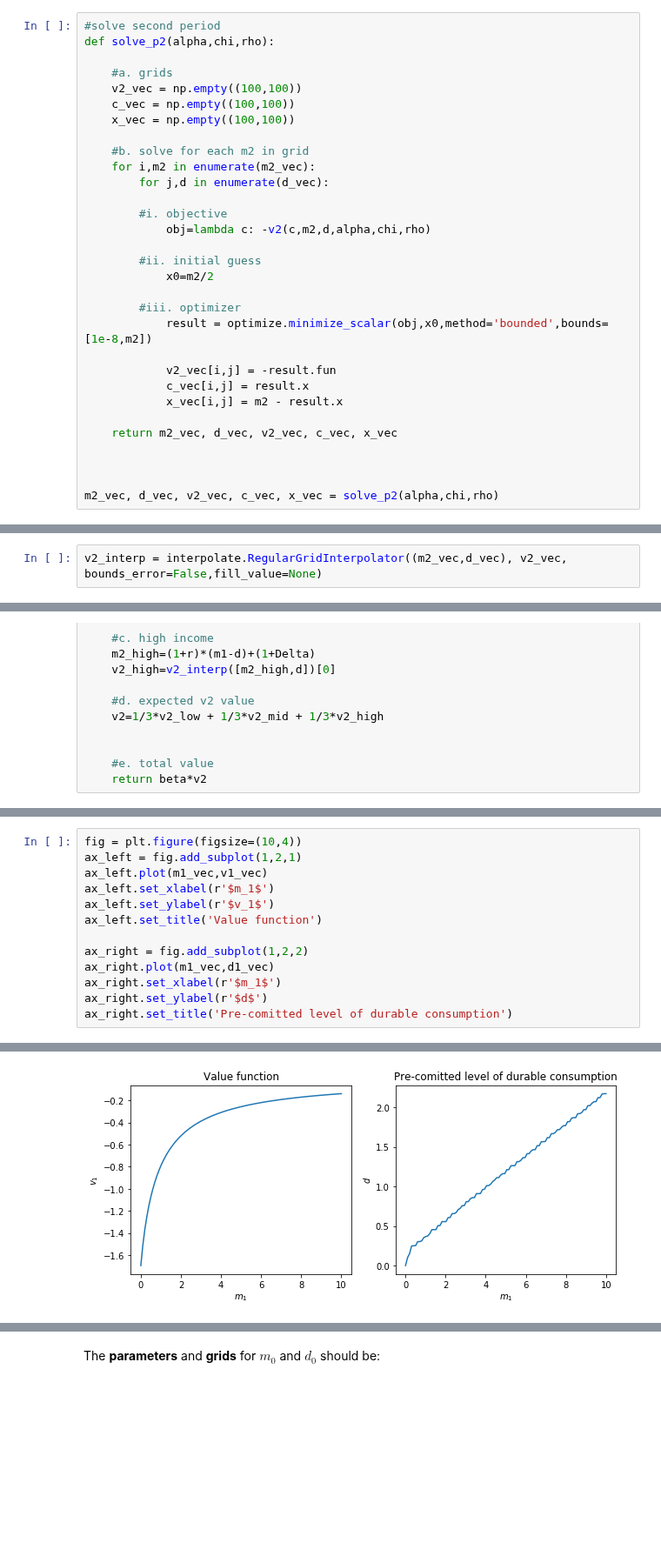
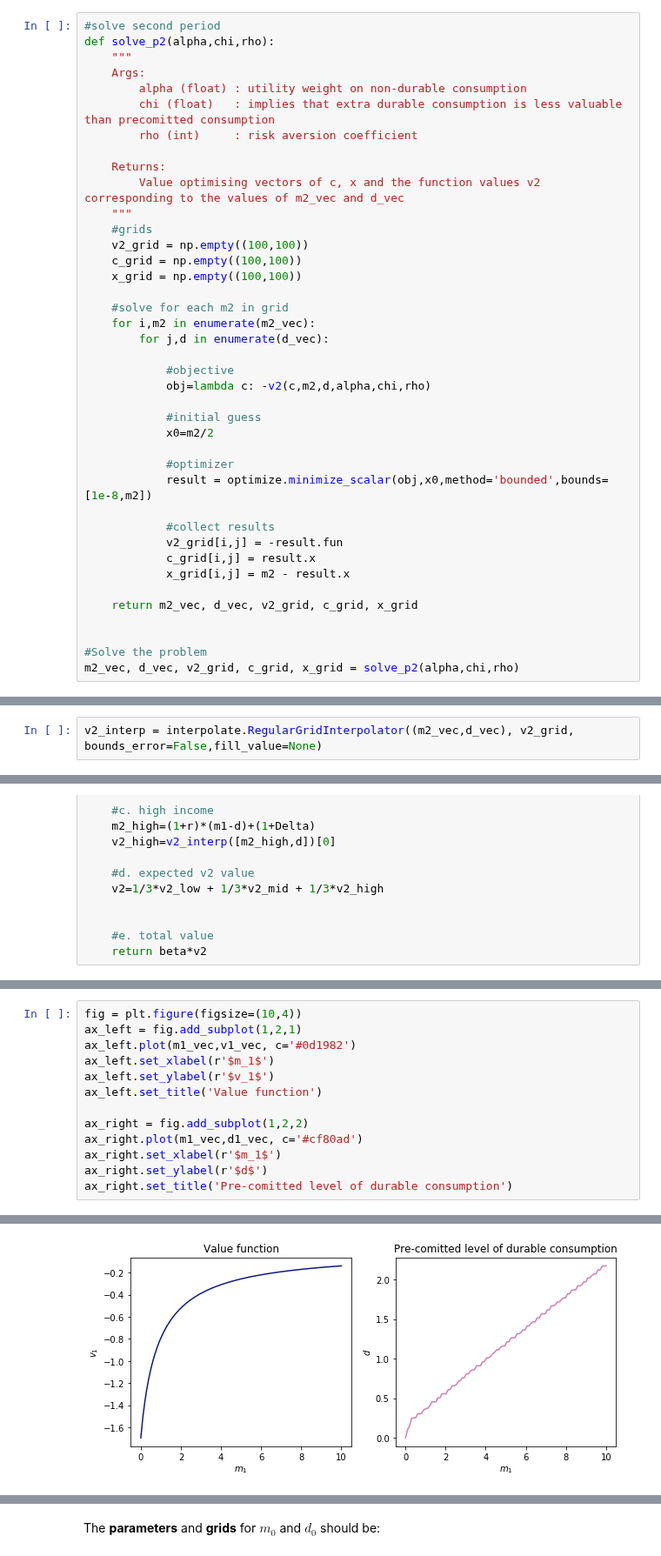
Before and after one commit to NumEconCopenhagen/projects-2020-matrixgymnasterne, a Jupyter notebook: examproject/exam_2020.ipynb, the cells around one changed output, grey strips where cells are left out. Shown at 87% size. Cells and saved outputs as stored; diff of their text form; blank space fills up the shorter version.

```diff
--- a/examproject/exam_2020.ipynb
+++ b/examproject/exam_2020.ipynb
@@ -350,32 +373,41 @@ def v2(c,m2,d,alpha,chi,rho):
 # %%
 #solve second period
 def solve_p2(alpha,chi,rho):
+    """
+    Args:
+        alpha (float) : utility weight on non-durable consumption
+        chi (float)   : implies that extra durable consumption is less valuable than precomitted consumption
+        rho (int)     : risk aversion coefficient
 
-    #a. grids
-    v2_vec = np.empty((100,100))
-    c_vec = np.empty((100,100))
-    x_vec = np.empty((100,100))
+    Returns:
+        Value optimising vectors of c, x and the function values v2 corresponding to the values of m2_vec and d_vec
+    """
+    #grids
+    v2_grid = np.empty((100,100))
+    c_grid = np.empty((100,100))
+    x_grid = np.empty((100,100))
 
-    #b. solve for each m2 in grid
+    #solve for each m2 in grid
     for i,m2 in enumerate(m2_vec):
         for j,d in enumerate(d_vec):
 
-        #i. objective
+            #objective
             obj=lambda c: -v2(c,m2,d,alpha,chi,rho)
 
-        #ii. initial guess
+            #initial guess
             x0=m2/2
 
-        #iii. optimizer
+            #optimizer
             result = optimize.minimize_scalar(obj,x0,method='bounded',bounds=[1e-8,m2])
 
-            v2_vec[i,j] = -result.fun
-            c_vec[i,j] = result.x
-            x_vec[i,j] = m2 - result.x
+            #collect results
+            v2_grid[i,j] = -result.fun
+            c_grid[i,j] = result.x
+            x_grid[i,j] = m2 - result.x
 
-    return m2_vec, d_vec, v2_vec, c_vec, x_vec
+    return m2_vec, d_vec, v2_grid, c_grid, x_grid
 
 
-
-m2_vec, d_vec, v2_vec, c_vec, x_vec = solve_p2(alpha,chi,rho)
+#Solve the problem
+m2_vec, d_vec, v2_grid, c_grid, x_grid = solve_p2(alpha,chi,rho)
 # %%
@@ -440,5 +473,5 @@ fig2.colorbar(vs);
 # %%
-v2_interp = interpolate.RegularGridInterpolator((m2_vec,d_vec), v2_vec, bounds_error=False,fill_value=None)
+v2_interp = interpolate.RegularGridInterpolator((m2_vec,d_vec), v2_grid, bounds_error=False,fill_value=None)
 # %%
 def a(m1_vec,d):
     return m1-d
@@ -516,16 +529,16 @@ print(d1_vec)
 # %%
 fig = plt.figure(figsize=(10,4))
 ax_left = fig.add_subplot(1,2,1)
-ax_left.plot(m1_vec,v1_vec)
+ax_left.plot(m1_vec,v1_vec, c='#0d1982')
 ax_left.set_xlabel(r'$m_1$')
 ax_left.set_ylabel(r'$v_1$')
 ax_left.set_title('Value function')
 
 ax_right = fig.add_subplot(1,2,2)
-ax_right.plot(m1_vec,d1_vec)
+ax_right.plot(m1_vec,d1_vec, c='#cf80ad')
 ax_right.set_xlabel(r'$m_1$')
 ax_right.set_ylabel(r'$d$')
 ax_right.set_title('Pre-comitted level of durable consumption')
 # %% [output]
 Text(0.5,1,'Pre-comitted level of durable consumption')
-[figure, old version]
+[figure, new version]
```
Also changed, not shown: parts of 27 cells of this notebook.
